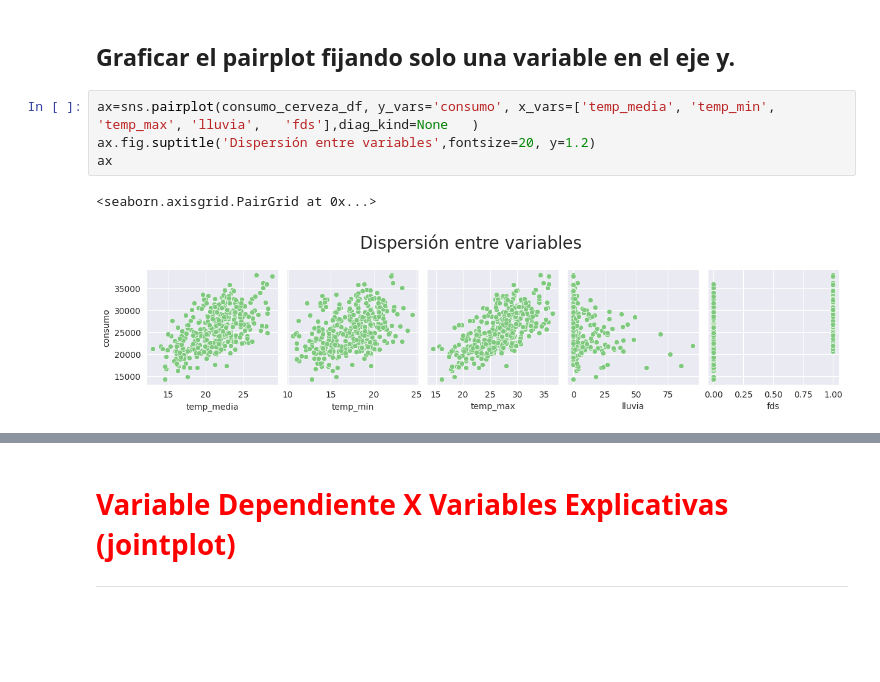
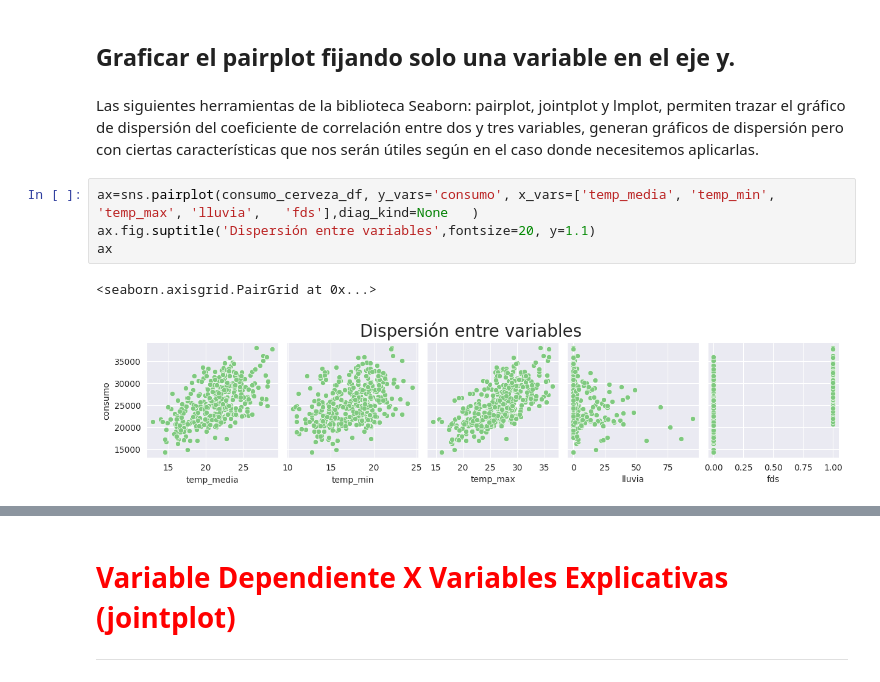
Before and after one commit to JuanPerezMolina/machine_learning_regresion_lineal_correlaciones, a Jupyter notebook: 231102-1_1ml_regresion_lineal_correlaciones.ipynb, the cells around one changed output, grey strips where cells are left out. Cells and saved outputs as stored; diff of their text form; blank space fills up the shorter version.

```diff
--- a/231102-1_1ml_regresion_lineal_correlaciones.ipynb
+++ b/231102-1_1ml_regresion_lineal_correlaciones.ipynb
@@ -300,10 +304,12 @@ ax=sns.pairplot(consumo_cerveza_df)
 **Observación:** De la matriz de correlación gráfica nos interesa solo la ultima fila de gráficos relacionados con la variable **consumo**
 # %% [markdown]
 ## Graficar el pairplot fijando solo una variable en el eje y.
+# %% [markdown]
+Las siguientes herramientas de la biblioteca Seaborn: pairplot, jointplot y lmplot, permiten trazar el gráfico de dispersión del coeficiente de correlación entre dos y tres variables, generan gráficos de dispersión pero con ciertas características que nos serán útiles según en el caso donde necesitemos aplicarlas.
 # %%
 ax=sns.pairplot(consumo_cerveza_df, y_vars='consumo', x_vars=['temp_media',	'temp_min',	'temp_max',	'lluvia',	'fds'],diag_kind=None	)
-ax.fig.suptitle('Dispersión entre variables',fontsize=20, y=1.2)
+ax.fig.suptitle('Dispersión entre variables',fontsize=20, y=1.1)
 ax
 # %% [output]
 <seaborn.axisgrid.PairGrid at 0x...>
-[figure, old version]
+[figure, new version]
```
Also changed, not shown: parts of 33 cells of this notebook.
